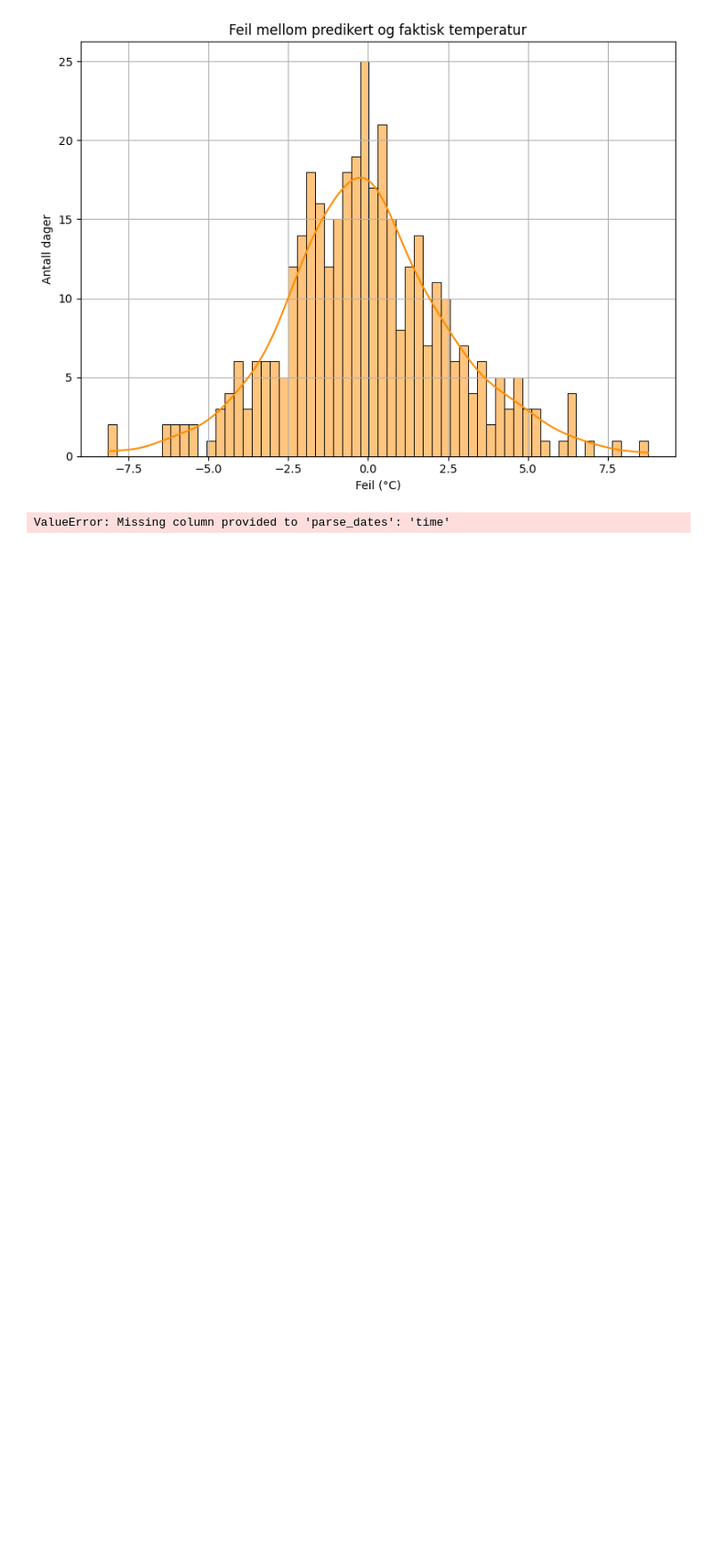
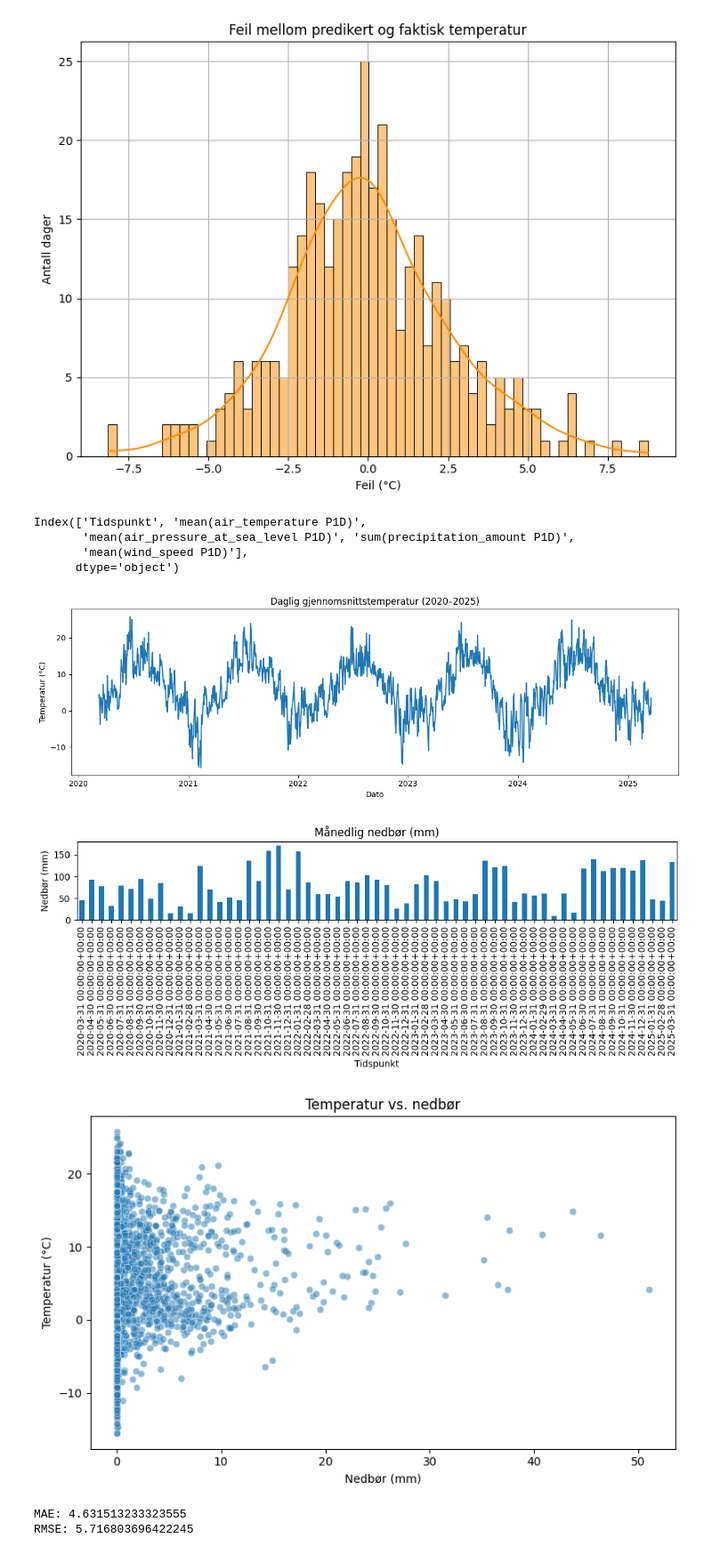
Before and after one commit to friha03/Milj-dataanalyseapplikasjon, a Jupyter notebook: API_Frost/hentedata.ipynb, the cells around one changed output. Shown at 89% size. Drawn from its saved outputs; the diff is of its cells as text; code cells hidden in the pictures; blank space fills up the shorter version.

```diff
--- a/API_Frost/hentedata.ipynb
+++ b/API_Frost/hentedata.ipynb
@@ -684,19 +684,20 @@ from sklearn.model_selection import train_test_split
 
 # Last inn datasettet
 
-df = pd.read_csv('trondheim_vaerdata_full.csv', parse_dates=['time'])
+df = pd.read_csv("trondheim_vaerdata_full.csv", parse_dates = ['Tidspunkt'])
+print(df.columns)
 
-df['year'] = df['time'].dt.year
+df['year'] = df['Tidspunkt'].dt.year
 
-df['day_of_year'] = df['time'].dt.dayofyear
+df['day_of_year'] = df['Tidspunkt'].dt.dayofyear
 
 
 
 # Håndter manglende verdier
 
-df['air_temperature'] = df['air_temperature'].interpolate()
+df['mean(air_temperature P1D)'] = df['mean(air_temperature P1D)'].interpolate()
 
-df = df.dropna(subset=['air_temperature'])  # Dropper rader uten temperatur
+df = df.dropna(subset=['mean(air_temperature P1D)'])  # Dropper rader uten temperatur
 
 
 
@@ -704,7 +705,7 @@ df = df.dropna(subset=['air_temperature'])  # Dropper rader uten temperatur
 
 plt.figure(figsize=(12, 4))
 
-sns.lineplot(data=df, x='time', y='air_temperature')
+sns.lineplot(data=df, x='Tidspunkt', y='mean(air_temperature P1D)')
 
 plt.title("Daglig gjennomsnittstemperatur (2020–2025)")
 
@@ -720,11 +721,11 @@ plt.show()
 
 # Visualisering 2: Søylediagram (månedlig nedbør)
 
-monthly_precip = df.resample('M', on='time').sum(numeric_only=True)
+monthly_precip = df.resample('M', on='Tidspunkt').sum(numeric_only=True)
 
 plt.figure(figsize=(10, 4))
 
-monthly_precip['precipitation_amount'].plot(kind='bar')
+monthly_precip['sum(precipitation_amount P1D)'].plot(kind='bar')
 
 plt.title("Månedlig nedbør (mm)")
 
@@ -736,15 +737,15 @@ plt.show()
 
 
 
-# Visualisering 3: Scatterplot (temperatur vs. fuktighet)
+# Visualisering 3: Scatterplot (temperatur vs. nedbør)
 
 plt.figure(figsize=(8, 5))
 
-sns.scatterplot(data=df, x='relative_humidity', y='air_temperature', alpha=0.5)
+sns.scatterplot(data=df, x='sum(precipitation_amount P1D)', y='mean(air_temperature P1D)', alpha=0.5)
 
-plt.title("Temperatur vs. relativ fuktighet")
+plt.title("Temperatur vs. nedbør")
 
-plt.xlabel("Relativ fuktighet (%)")
+plt.xlabel("Nedbør (mm)")
 
 plt.ylabel("Temperatur (°C)")
 
@@ -760,7 +761,7 @@ plt.show()
 
 features = df[['year', 'day_of_year']]
 
-target = df['air_temperature']
+target = df['mean(air_temperature P1D)']
 
 
 
@@ -797,33 +798,41 @@ print("RMSE:", np.sqrt(mean_squared_error(y_test, y_pred)))
 # ---- Prediksjon for 2026 ----
 
 future_2026 = pd.DataFrame({
 
-    'year': [2026] * 366,
+    'year': [2026] * 365,
 
-    'day_of_year': list(range(1, 367))  # 2026 er skuddår
+    'day_of_year': list(range(1, 366))  # 2026 er skuddår
 
 })
 
 
 
 future_2026['predicted_temperature'] = model.predict(future_2026)
 
 
 
 # Visualiser prediksjonen
 
 plt.figure(figsize=(10, 4))
 
 plt.plot(future_2026['day_of_year'], future_2026['predicted_temperature'])
 
 plt.title("Forventet daglig temperatur i 2026 (lineær regresjon)")
 
 plt.xlabel("Dag i året")
 
 plt.ylabel("Predikert temperatur (°C)")
 
 plt.tight_layout()
 
 plt.show()
 # %% [output]
-ValueError: Missing column provided to 'parse_dates': 'time'
+Index(['Tidspunkt', 'mean(air_temperature P1D)',
+       'mean(air_pressure_at_sea_level P1D)', 'sum(precipitation_amount P1D)',
+       'mean(wind_speed P1D)'],
+      dtype='object')
+[figure, added]
+[figure, added]
+[figure, added]
+MAE: 4.631513233323555
+RMSE: 5.716803696422245
```
Also changed, not shown: parts of 3 cells of this notebook.
